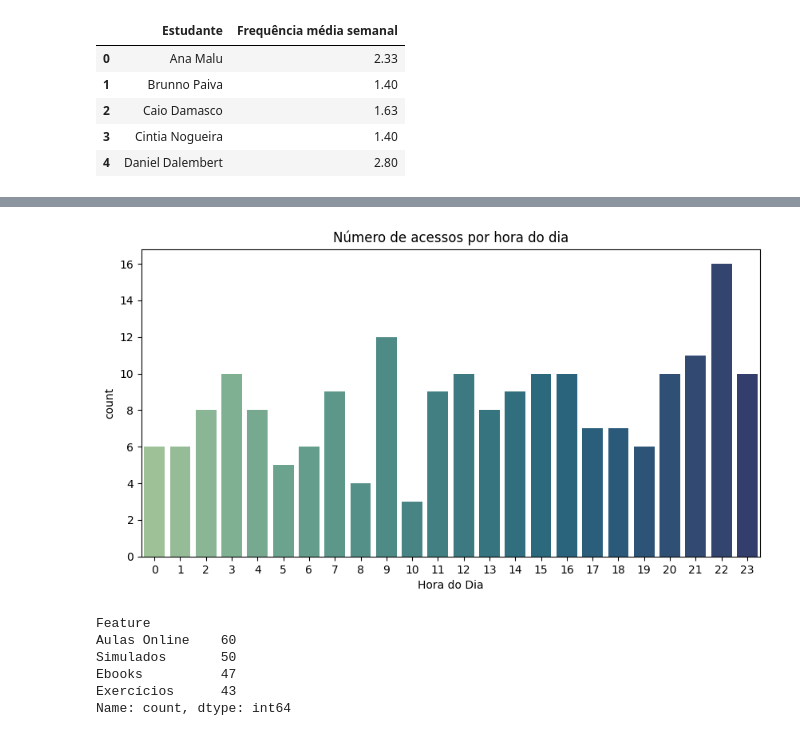
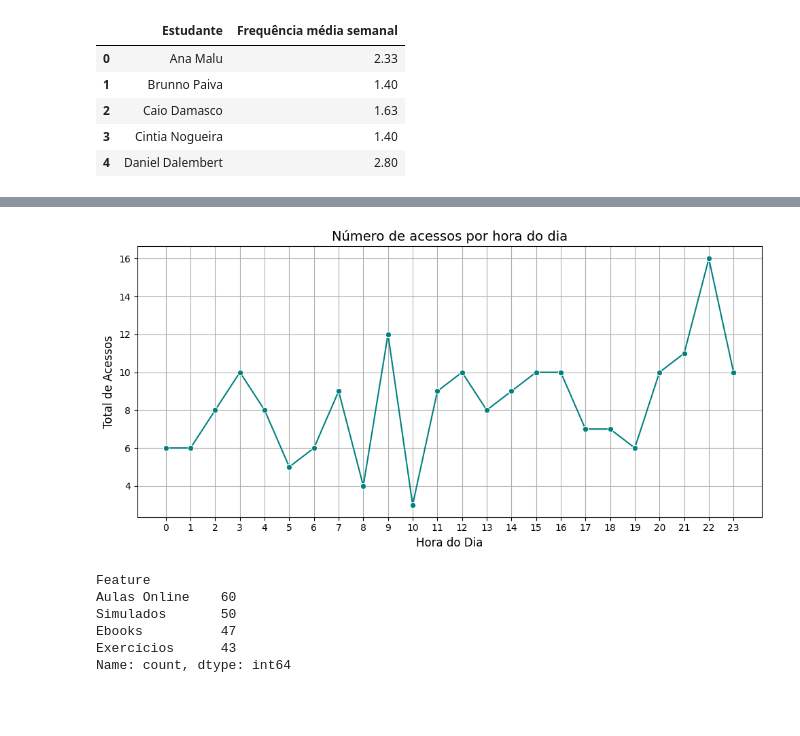
Before and after one commit to thaleswillreis/Teste-Tecnico-Dados, a Jupyter notebook: analise_dados.ipynb, the cells around one changed output, grey strips where cells are left out. Drawn from its saved outputs; the diff is of its cells as text; code cells hidden in the pictures; blank space fills up the shorter version.

```diff
--- a/analise_dados.ipynb
+++ b/analise_dados.ipynb
@@ -83,6 +83,7 @@ df["Hora"] = pd.to_datetime(df["Hora"], format="%H:%M:%S").dt.time
 
 # Criando novas colunas de dias da semana e hora do dia
 df["Dia da Semana"] = df["Data"].dt.day_name()
+df["Dia do Mês"] = df["Data"].dt.day
 df["Hora do Dia"] = df["Hora"].apply(lambda x: x.hour)
 
 # Verificando o resultado
@@ -213,11 +291,20 @@ print(f"{percentual_sem_nota:.2f}% das interações não possuem nota (apenas ac
 # %%
 # Contagem de acessos por hora do dia (Horário de pico)
+# Agrupando os acessos por hora do dia
+acessos_por_hora = df.groupby("Hora do Dia").size().reset_index(name="Total de Acessos")
+
+# Plotando o gráfico de linha
 plt.figure(figsize=(10, 5))
-sns.countplot(data=df, x="Hora do Dia", palette="crest")
-plt.title("Número de acessos por hora do dia")
+sns.lineplot(data=acessos_por_hora, x="Hora do Dia", y="Total de Acessos", marker='o', color='teal')
+plt.title("Número de acessos por hora do dia", fontsize=14)
+plt.xlabel("Hora do Dia", fontsize=12)
+plt.ylabel("Total de Acessos", fontsize=12)
+plt.xticks(range(0, 24))  # Garante que todas as horas do dia apareçam no eixo X
+plt.grid(True)
+plt.tight_layout()
 plt.show()
 # %% [output]
-[figure, old version]
+[figure, new version]
 # %%
 # Contagem de acessos por recurso
 df["Feature"].value_counts()
```
Also changed, not shown: parts of 13 cells of this notebook.
